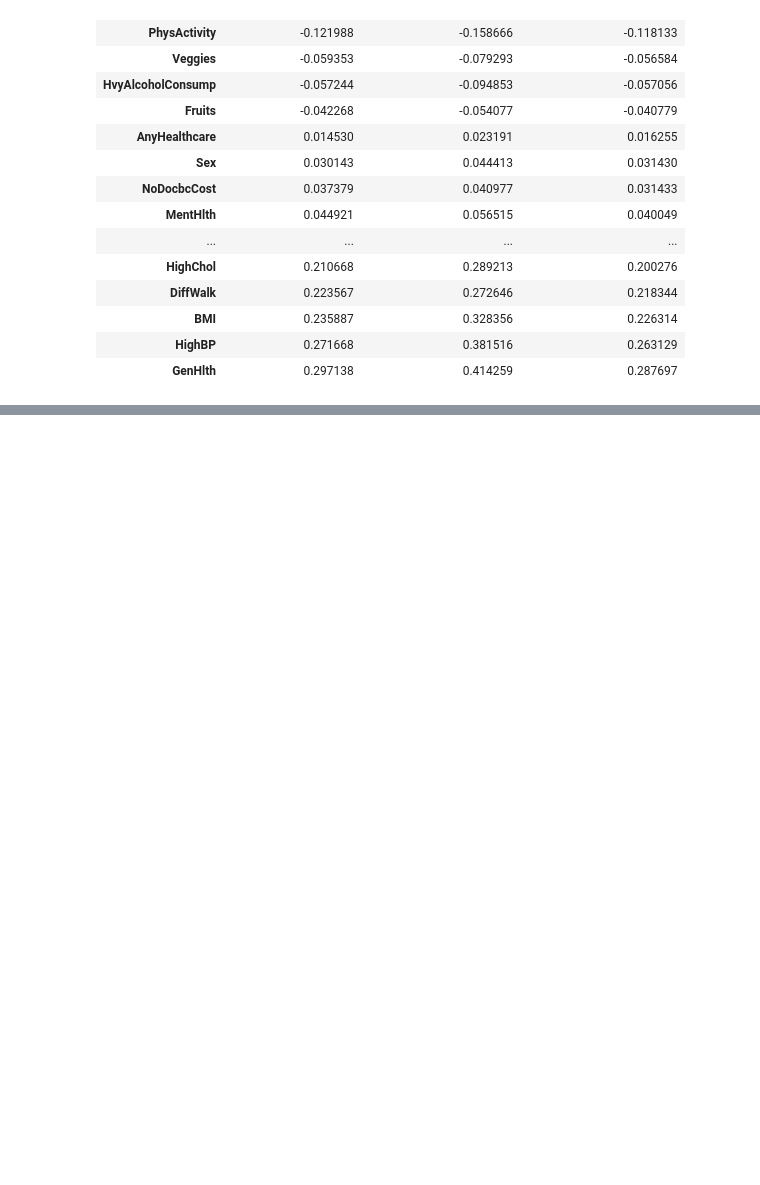
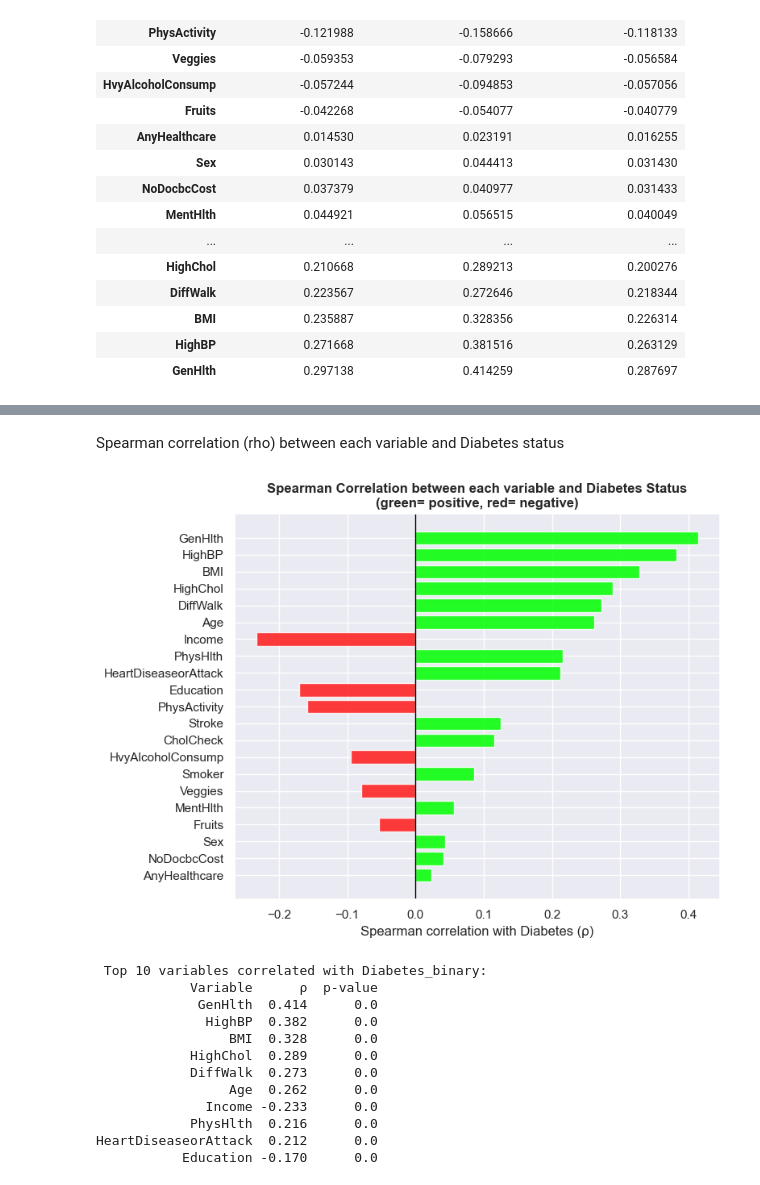
Before and after one commit to AhmadAboud/ml_project_diabetic_prediction, a Jupyter notebook: diab01.ipynb, the cells around one changed output, grey strips where cells are left out. Drawn from its saved outputs; the diff is of its cells as text; code cells hidden in the pictures; blank space fills up the shorter version.

```diff
--- a/diab01.ipynb
+++ b/diab01.ipynb
@@ -89,0 +116,8 @@ display(correlation)
+# %%
+df_5050_copy = df_5050_01.copy()
+print(f'Dimensions: {df_5050_copy.shape[0]:,} rows × {df_5050_copy.shape[1]} columns')
+print(f'\nNull Values per column:',end='')
+nulls = df_5050_copy.isnull().sum()
+print(nulls[nulls > 0] if nulls.any() else ' No null values')
+print(f'\n Data type:')
+print(df_5050_copy.dtypes)
@@ -89,0 +199,39 @@ display(correlation)
+# %% [markdown]
+Spearman correlation (rho) between each variable and Diabetes status
+# %%
+# Spearman correlation (ρ optimal for ordinal and binary variables without normal distribution)
+corr_results = []
+cols_to_test = [c for c in df_5050_copy.columns if c != 'Diabetes_binary']  #list with all variables but 'Diabetes_binary'
+for col in cols_to_test:
+    r, p = stats.spearmanr(df_5050_copy[col], df_5050_copy['Diabetes_binary'])
+    corr_results.append({'Variable': col, "ρ": round(r, 3), 'p-value': round(p, 6)})   #Correlations dictionary
+
+corr_df = pd.DataFrame(corr_results).sort_values("ρ", key=abs, ascending=False)    #df sorted absolute values correlations
+#Graphic correlation
+fig, ax = plt.subplots(figsize=(8, 6))
+colors_bar = ['#00FF00' if v > 0 else '#FF1A1A' for v in corr_df["ρ"]]
+bars = ax.barh(corr_df['Variable'], corr_df["ρ"],
+               color=colors_bar, alpha=0.85, edgecolor='white')
+ax.axvline(0, color='black', linewidth=1)
+ax.set_xlabel('Spearman correlation with Diabetes (ρ)')
+ax.set_title('Spearman Correlation between each variable and Diabetes Status\n(green= positive, red= negative)', fontsize=12, fontweight='bold')
+ax.invert_yaxis()   #Bigger values on top
+plt.tight_layout()
+plt.show()
+#Top ten correlations
+print('\n Top 10 variables correlated with Diabetes_binary:')
+print(corr_df.head(10).to_string(index=False))
+# %% [output]
+[figure, added]
+ Top 10 variables correlated with Diabetes_binary:
+            Variable      ρ  p-value
+             GenHlth  0.414      0.0
+              HighBP  0.382      0.0
+                 BMI  0.328      0.0
+            HighChol  0.289      0.0
+            DiffWalk  0.273      0.0
+                 Age  0.262      0.0
+              Income -0.233      0.0
+            PhysHlth  0.216      0.0
+HeartDiseaseorAttack  0.212      0.0
+           Education -0.170      0.0
```
Also changed, not shown: parts of 17 cells of this notebook, 11 other files.
